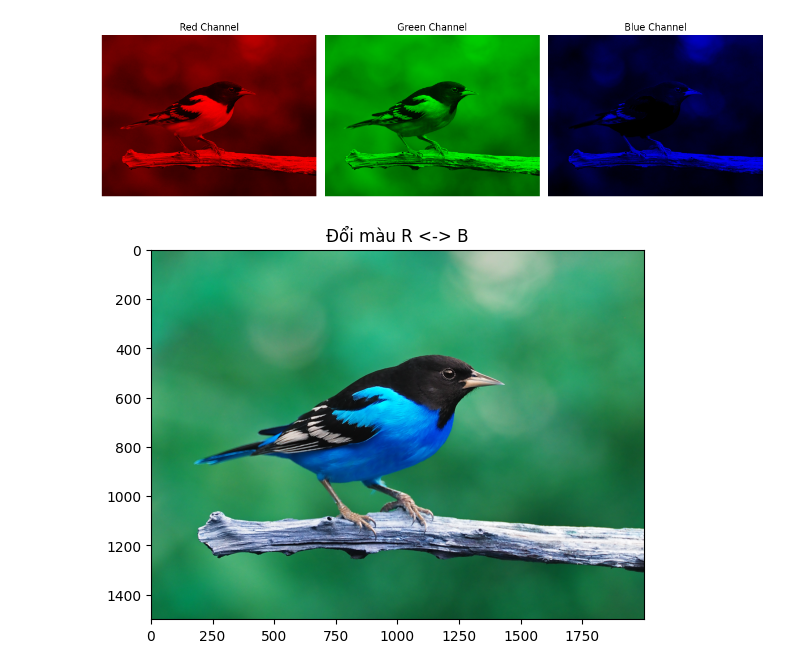
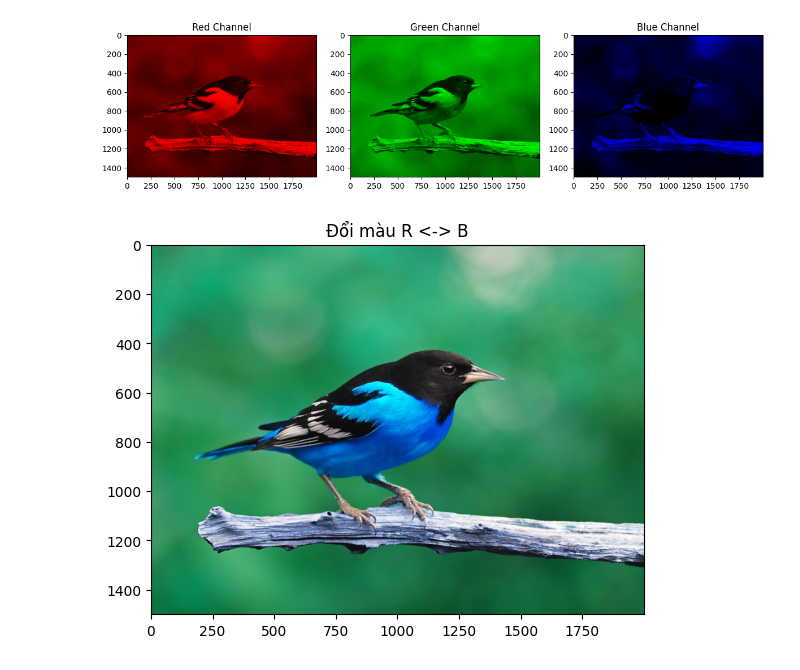
Before and after one commit to qifuong/NhapMonXuLyAnhSo-243_71ITAI40803_0101, a Jupyter notebook: Lab 1/Bai1-9.ipynb, the cells around one changed output. Saved outputs shown, nothing was run; the diff lists cells and outputs as text; code cells hidden in the pictures.

```diff
--- a/Lab 1/Bai1-9.ipynb
+++ b/Lab 1/Bai1-9.ipynb
@@ -12,37 +12,37 @@ import os
 
 #Bai 1
 img = Image.open('bird.png')
 r, g, b = img.split()
 
 red_img = Image.merge("RGB", (r, Image.new("L", r.size), Image.new("L", r.size)))
 green_img = Image.merge("RGB", (Image.new("L", g.size), g, Image.new("L", g.size)))
 blue_img = Image.merge("RGB", (Image.new("L", b.size), Image.new("L", b.size), b))
 
 red_img.save("red.png")
 green_img.save("green.png")
 blue_img.save("blue.png")
 
 plt.figure(figsize=(12, 4))
 
 plt.subplot(1, 3, 1)
 plt.imshow(red_img)
 plt.title("Red Channel")
-plt.axis("off")
+plt.axis("on")
 
 plt.subplot(1, 3, 2)
 plt.imshow(green_img)
 plt.title("Green Channel")
-plt.axis("off")
+plt.axis("on")
 
 plt.subplot(1, 3, 3)
 plt.imshow(blue_img)
 plt.title("Blue Channel")
-plt.axis("off")
+plt.axis("on")
 
 plt.tight_layout()
 plt.show()
 # %% [output]
-[figure, old version]
+[figure, new version]
 # %%
 #Bai 2
 r, g, b = img.split()
```
Also changed, not shown: parts of 4 cells of this notebook.
